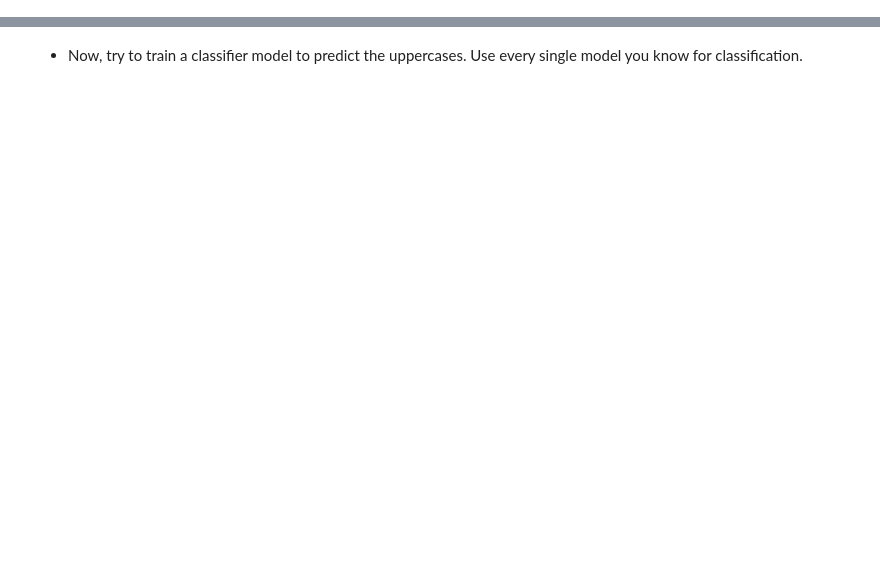
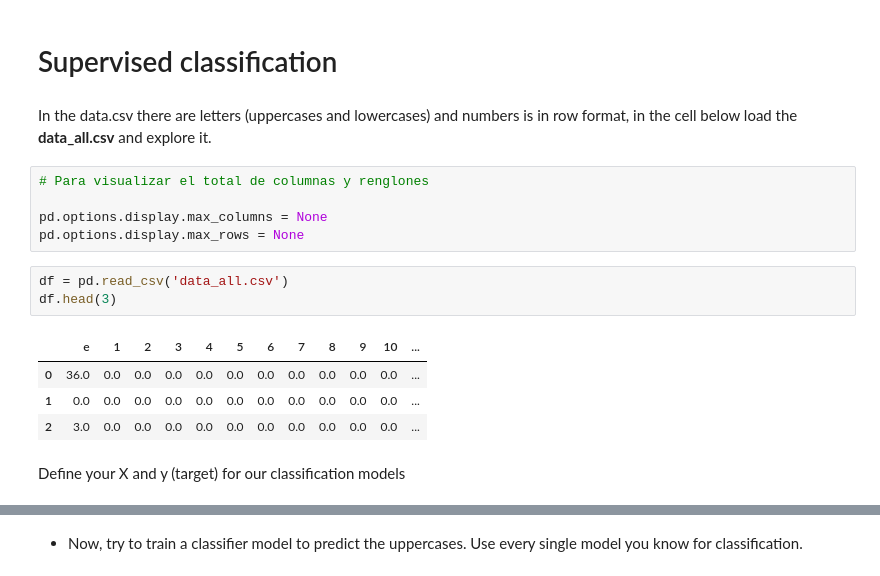
Before and after one commit to ta-data-mexpt/lab-supervised-classification, a Jupyter notebook: Supervised Classification.ipynb, the cells around one changed output, grey strips where cells are left out. Cells and saved outputs as stored; diff of their text form; blank space fills up the shorter version.

```diff
--- a/Supervised Classification.ipynb
+++ b/Supervised Classification.ipynb
@@ -0,0 +16,19 @@
+# %% [markdown]
+# Supervised classification
+# %% [markdown]
+In the data.csv there are letters (uppercases and lowercases) and numbers is in row format, in the cell below load the **data_all.csv** and explore it.
+# %%
+# Para visualizar el total de columnas y renglones
+
+pd.options.display.max_columns = None
+pd.options.display.max_rows = None
+# %%
+df = pd.read_csv('data_all.csv')
+df.head(3)
+# %% [output]
+|  | e | 1 | 2 | 3 | 4 | 5 | 6 | 7 | 8 | 9 | 10 | ... |
+| 0 | 36.0 | 0.0 | 0.0 | 0.0 | 0.0 | 0.0 | 0.0 | 0.0 | 0.0 | 0.0 | 0.0 | ... |
+| 1 | 0.0 | 0.0 | 0.0 | 0.0 | 0.0 | 0.0 | 0.0 | 0.0 | 0.0 | 0.0 | 0.0 | ... |
+| 2 | 3.0 | 0.0 | 0.0 | 0.0 | 0.0 | 0.0 | 0.0 | 0.0 | 0.0 | 0.0 | 0.0 | ... |
+# %% [markdown]
+Define your X and y (target) for our classification models
```
Also changed, not shown: parts of 39 cells of this notebook.
